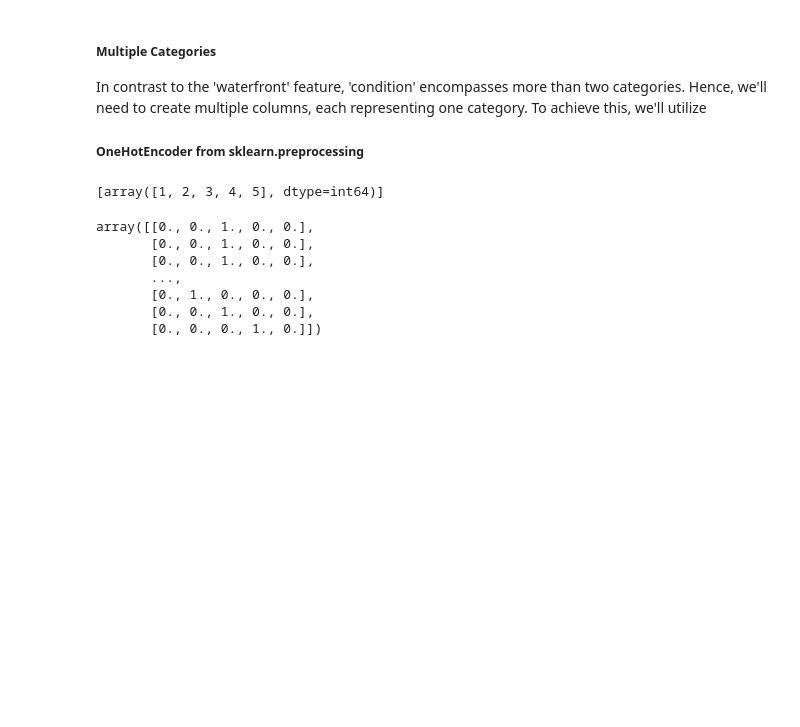
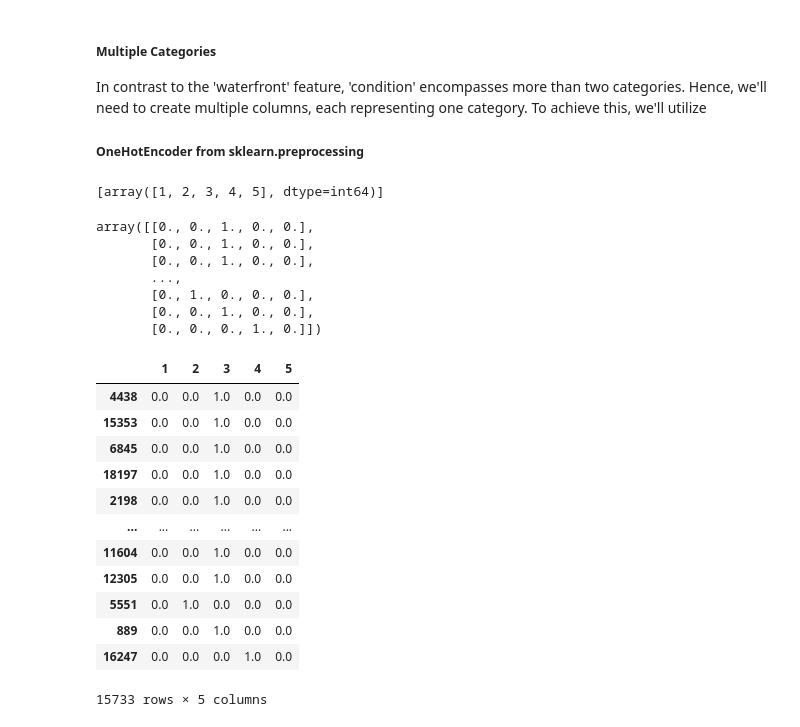
Before and after one commit to clydeochieng/dsc-phase-2-project, a Jupyter notebook: student.ipynb, the cells around one changed output. Saved outputs shown, nothing was run; the diff lists cells and outputs as text; code cells hidden in the pictures; blank space fills up the shorter version.

```diff
--- a/student.ipynb
+++ b/student.ipynb
@@ -1364,3 +1364,34 @@ array([[0., 0., 1., 0., 0.],
        [0., 1., 0., 0., 0.],
        [0., 0., 1., 0., 0.],
        [0., 0., 0., 1., 0.]])
+# %%
+# Transform condition_train using the encoder and assign the result to condition_encoded_train
+condition_encoded_train = ohe.transform(condition_train)
+
+# Convert the sparse matrix to a dense array
+condition_encoded_train_array = condition_encoded_train.toarray()
+
+# Make the transformed data into a DataFrame
+condition_encoded_train_df = pd.DataFrame(
+    condition_encoded_train_array,
+    columns=ohe.categories_[0]
+)
+
+# Set the index of the DataFrame to match X_train
+condition_encoded_train_df.index = X_train.index
+
+condition_encoded_train_df
+# %% [output]
+|  | 1 | 2 | 3 | 4 | 5 |
+| 4438 | 0.0 | 0.0 | 1.0 | 0.0 | 0.0 |
+| 15353 | 0.0 | 0.0 | 1.0 | 0.0 | 0.0 |
+| 6845 | 0.0 | 0.0 | 1.0 | 0.0 | 0.0 |
+| 18197 | 0.0 | 0.0 | 1.0 | 0.0 | 0.0 |
+| 2198 | 0.0 | 0.0 | 1.0 | 0.0 | 0.0 |
+| ... | ... | ... | ... | ... | ... |
+| 11604 | 0.0 | 0.0 | 1.0 | 0.0 | 0.0 |
+| 12305 | 0.0 | 0.0 | 1.0 | 0.0 | 0.0 |
+| 5551 | 0.0 | 1.0 | 0.0 | 0.0 | 0.0 |
+| 889 | 0.0 | 0.0 | 1.0 | 0.0 | 0.0 |
+| 16247 | 0.0 | 0.0 | 0.0 | 1.0 | 0.0 |
+15733 rows × 5 columns
```
Also changed, not shown: parts of 1 cell of this notebook.
